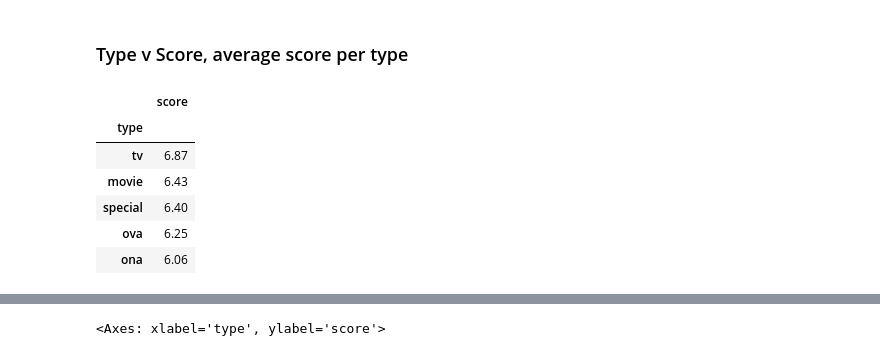
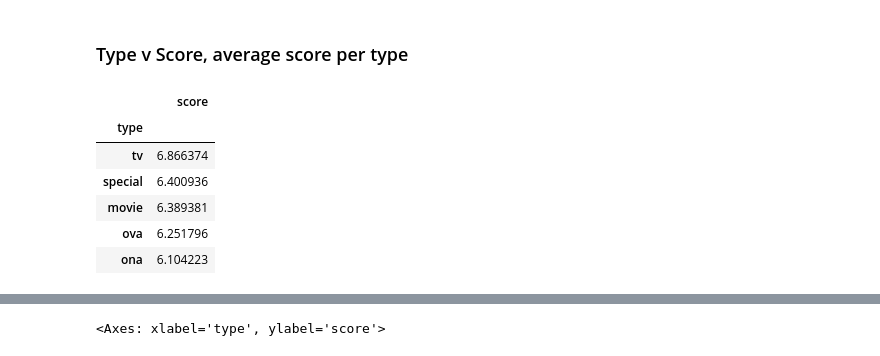
Before and after one commit to Sjue/Anime-Features, a Jupyter notebook: Cap2_EDA.ipynb, the cells around one changed output, grey strips where cells are left out. Saved outputs shown, nothing was run; the diff lists cells and outputs as text; code cells hidden in the pictures.

```diff
--- a/Cap2_EDA.ipynb
+++ b/Cap2_EDA.ipynb
@@ -164,12 +174,12 @@ sns.barplot(y = type, x = count_type)
 # %% [markdown]
 ### Type v Score, average score per type
 # %%
-anime.groupby(['type']).agg({'score' : 'median'}).sort_values('score', ascending= False)
+anime.groupby(['type']).agg({'score' : 'mean'}).sort_values('score', ascending= False)
 # %% [output]
 |  | score |
 | type |  |
-| tv | 6.87 |
-| movie | 6.43 |
-| special | 6.40 |
-| ova | 6.25 |
-| ona | 6.06 |
+| tv | 6.866374 |
+| special | 6.400936 |
+| movie | 6.389381 |
+| ova | 6.251796 |
+| ona | 6.104223 |
```
Also changed, not shown: parts of 16 cells of this notebook, 2 other files.
